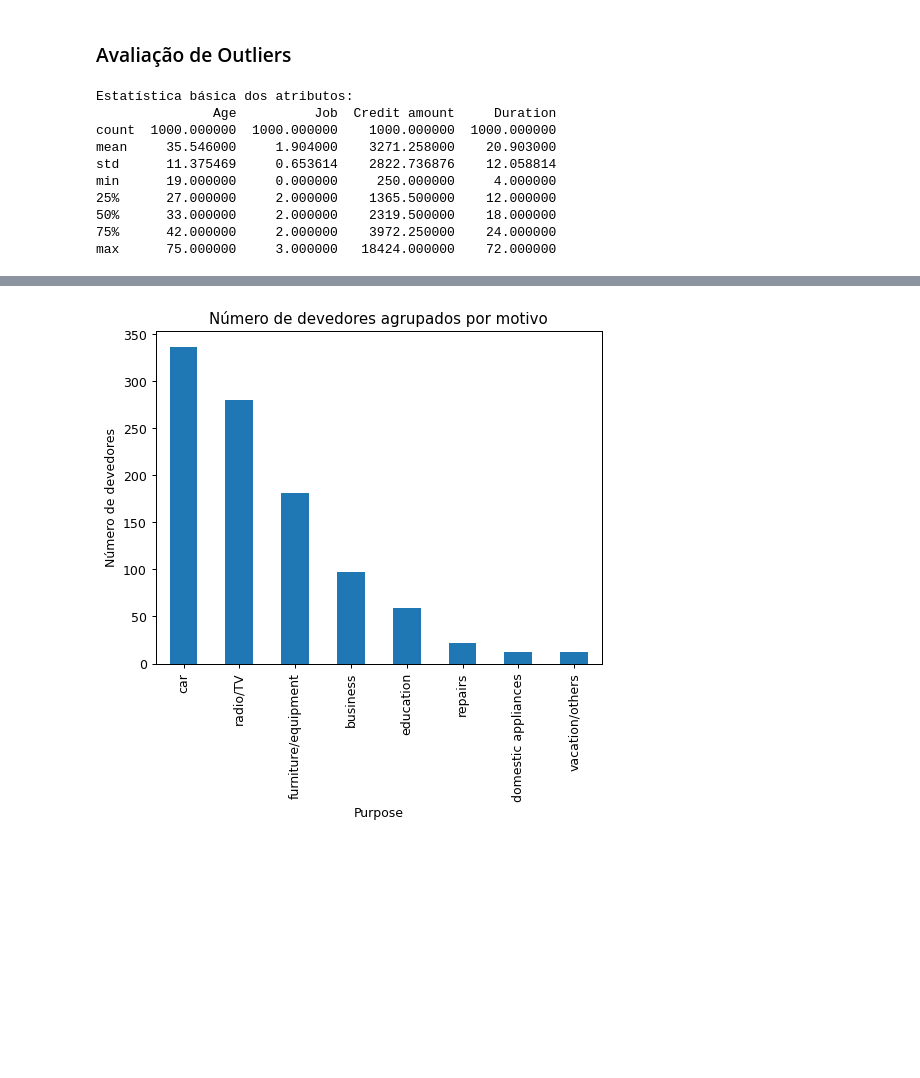
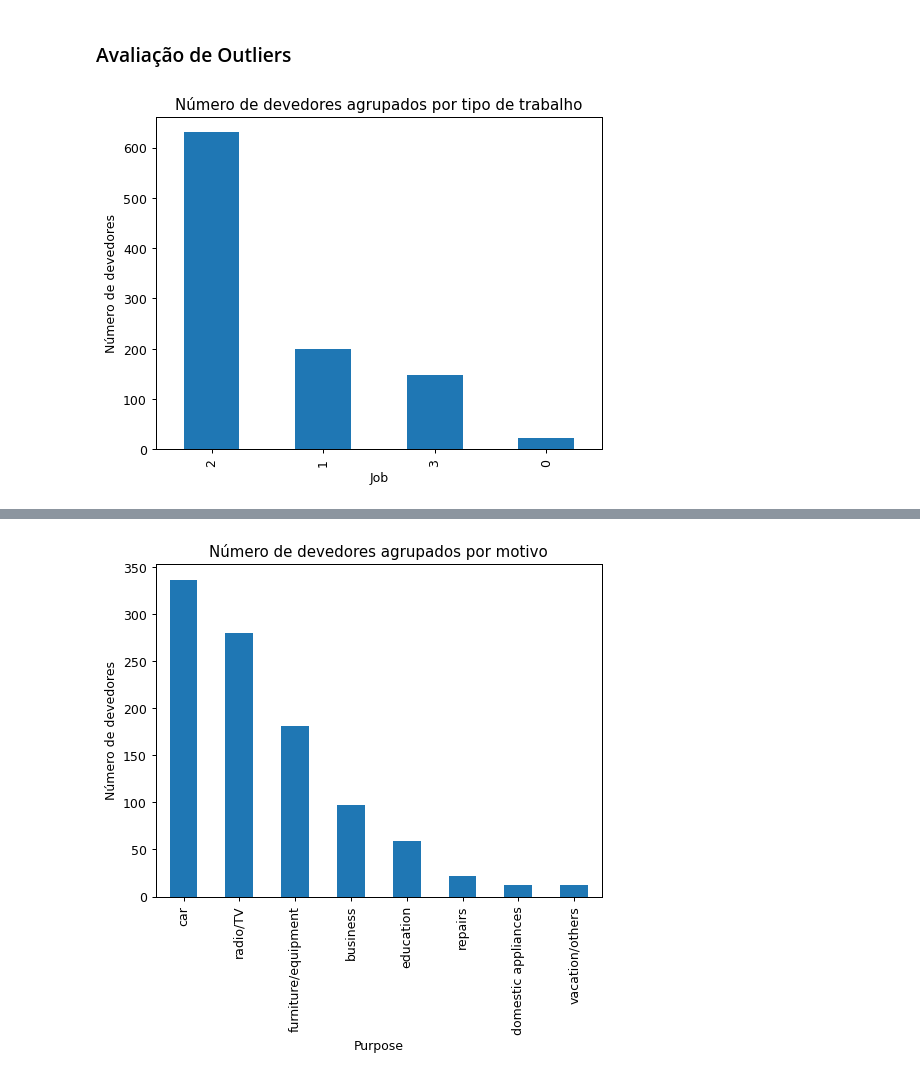
Before and after one commit to BrunoWolf03/T1-INF1038, a Jupyter notebook: src/analise/aval.ipynb, the cells around one changed output, grey strips where cells are left out. Saved outputs shown, nothing was run; the diff lists cells and outputs as text; code cells hidden in the pictures; blank space fills up the shorter version.

```diff
--- a/src/analise/aval.ipynb
+++ b/src/analise/aval.ipynb
@@ -121,17 +136,16 @@ print(f"Desvio Padrão: {desvio:.2f}")
 Desvio Padrão: 12.06
 # %% [markdown]
 ### Avaliação de Outliers
-# %%
-print('Estatística básica dos atributos:')
-print(df.describe())
-# %% [output]
-Estatística básica dos atributos:
-               Age          Job  Credit amount     Duration
-count  1000.000000  1000.000000    1000.000000  1000.000000
-mean     35.546000     1.904000    3271.258000    20.903000
-std      11.375469     0.653614    2822.736876    12.058814
-min      19.000000     0.000000     250.000000     4.000000
-25%      27.000000     2.000000    1365.500000    12.000000
-50%      33.000000     2.000000    2319.500000    18.000000
-75%      42.000000     2.000000    3972.250000    24.000000
-max      75.000000     3.000000   18424.000000    72.000000
+# %%
+df_topSpecies = df['Job'].groupby(df['Job']).count().sort_values(ascending=False)
+fig = plt.figure(dpi=90)
+df_topSpecies.plot.bar()
+
+plt.title('Número de devedores agrupados por tipo de trabalho')
+plt.xlabel('Job')
+plt.ylabel('Número de devedores')
+plt.show()
+
+#posso remover o menor trabalho?
+# %% [output]
+[figure, added]
```
Also changed, not shown: parts of 5 cells of this notebook, 2 other files.
